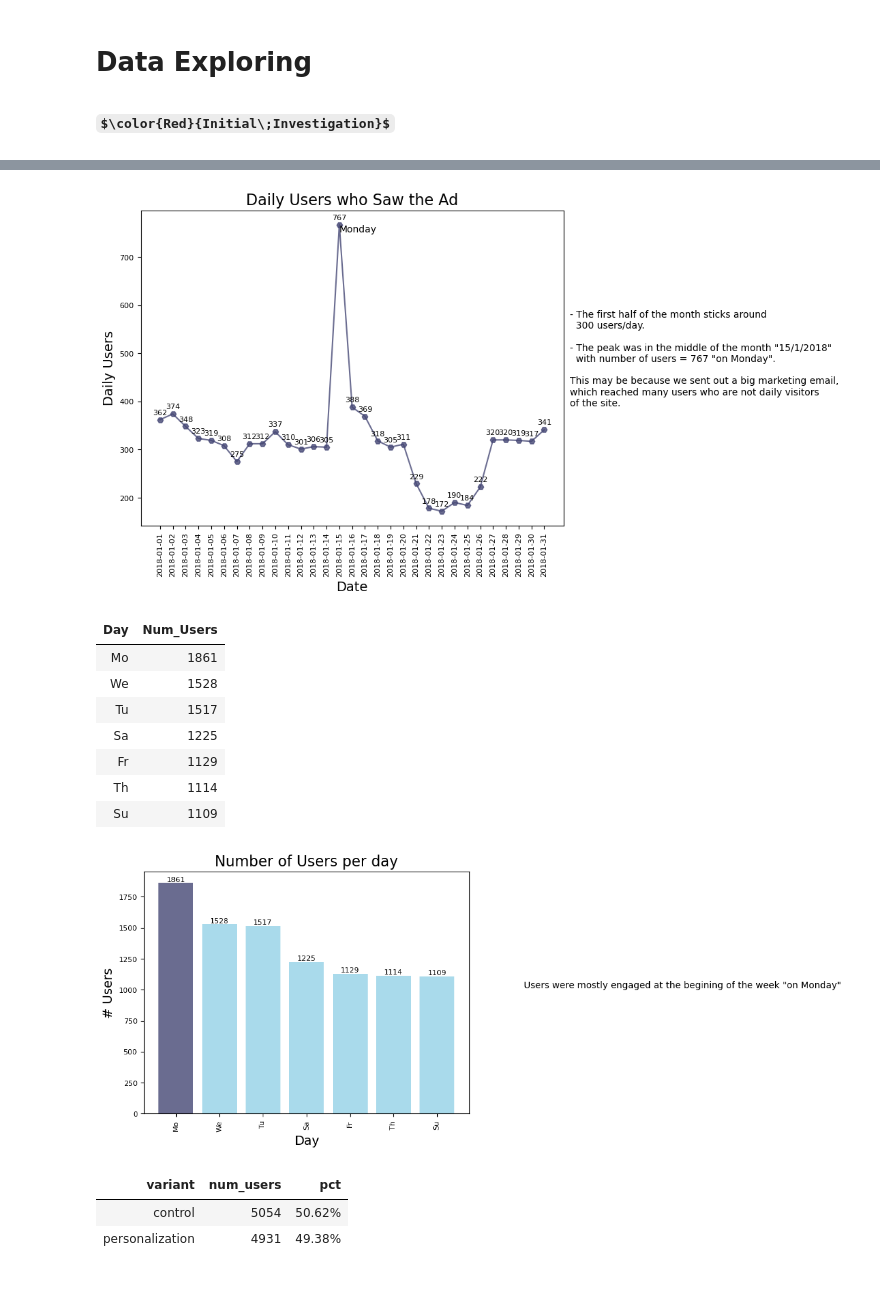
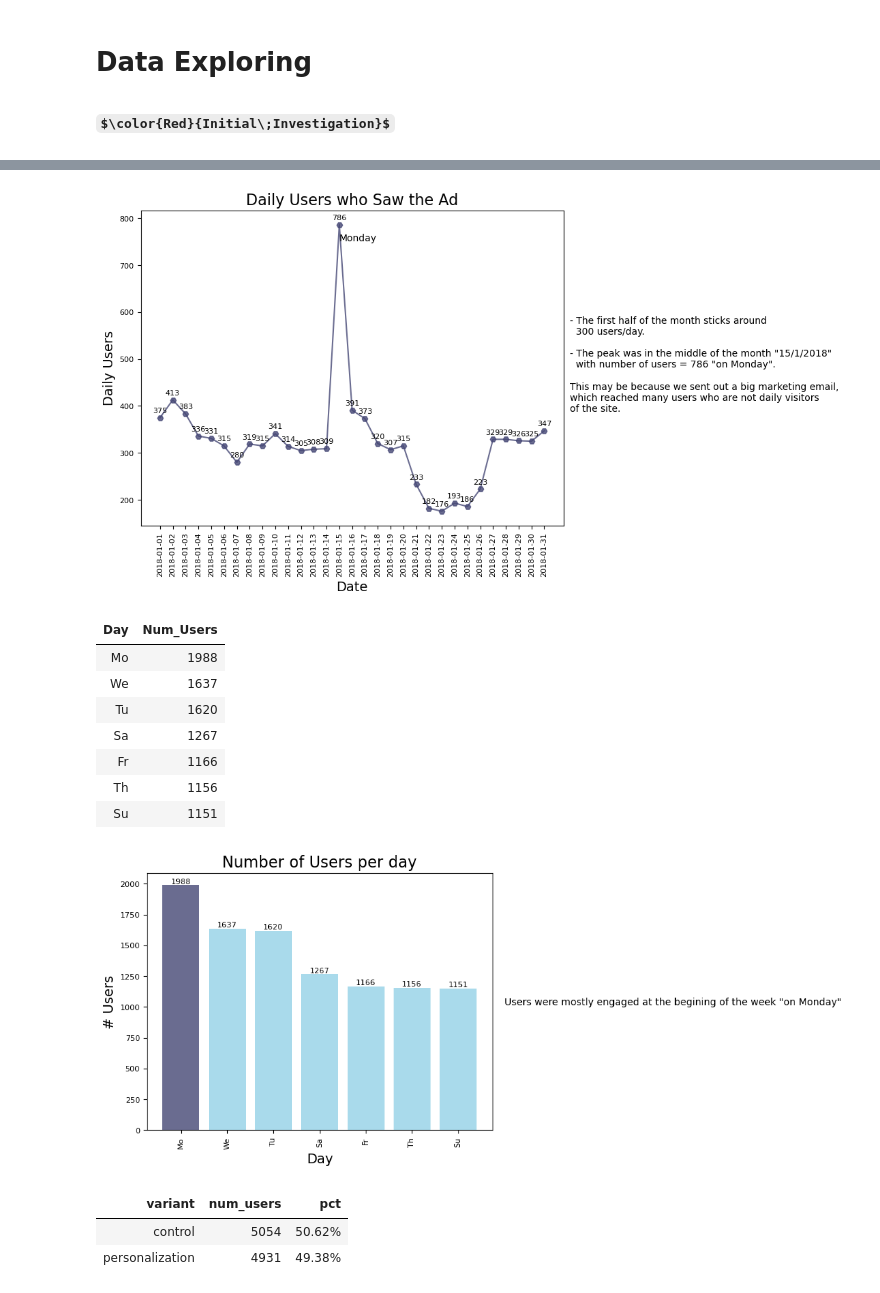
Before and after one commit to hend-a-ghafour/Analyzing_Marketing_Campaigns, a Jupyter notebook: Analyzing_Marketing_Campaigns.ipynb, the cells around one changed output, grey strips where cells are left out. Saved outputs shown, nothing was run; the diff lists cells and outputs as text; code cells hidden in the pictures; some formulas as TeX source.

```diff
--- a/Analyzing_Marketing_Campaigns.ipynb
+++ b/Analyzing_Marketing_Campaigns.ipynb
@@ -356,7 +356,7 @@ memory usage: 243.8+ KB
 ## $\color{Red}{Initial\;Investigation}$
 # %%
 # Number of daily users :
-daily_users = marketing.groupby(['date_served','dow']).user_id.nunique().reset_index()\
+daily_users = marketing.groupby(['date_served','dow']).user_id.count().reset_index()\
                         .rename(columns={'date_served':'Date','user_id':'Num_Users'})
 
 daily_users.style.hide()
@@ -381,61 +381,81 @@ daily_users.style.hide()
 # %%
 # Visualization:
+# Data
 x= daily_users.Date.astype('str').to_list()
 y= daily_users.Num_Users
-text ='''
-- The first half of the month sticks around
-  300 users/day.\n
-- The peak was in the middle of the month "15/1/2018"
-  with number of users = 767 "on Monday".\n
-This may be because we sent out a big marketing email,
-which reached many users who are not daily visitors
-of the site.'''
+
+# Creating the Line Chart
 plt.subplots(figsize = (8,6))
 plt.plot(x,y,color='#454775',marker = 'H', alpha=.8)
-for i, v in enumerate(y):
-  plt.text(i,v+15, f"{v:.0f}", ha='center', va='center',fontsize=8)
+
+# Customizing Chart
 plt.title('Daily Users who Saw the Ad',fontsize=16)
 plt.xlabel('Date',fontsize=14)
 plt.xticks(rotation=90,fontsize=8)
 plt.ylabel('Daily Users',fontsize=14)
 plt.yticks(fontsize=8)
+
+# Data Annotation with values
+for i, v in enumerate(y):
+  plt.text(i,v+15, f"{v:.0f}", ha='center', va='center',fontsize=8)
+
+# Findings
+text ='''
+- The first half of the month sticks around
+  300 users/day.\n
+- The peak was in the middle of the month "15/1/2018"
+  with number of users = 786 "on Monday".\n
+This may be because we sent out a big marketing email,
+which reached many users who are not daily visitors
+of the site.'''
 plt.text(32,500,text,va='center',ha='left')
 plt.text('2018-01-15', 767, 'Monday',va='top', ha='left');
 # %% [output]
-[figure, old version]
+[figure, new version]
 # %%
 # Number of weekday users :
-weekday_users = marketing.groupby(['dow']).user_id.nunique().reset_index()\
+weekday_users = marketing.groupby(['dow']).user_id.count().reset_index()\
                         .rename(columns={'dow':'Day','user_id':'Num_Users'}).sort_values('Num_Users', ascending=False)
 
 weekday_users.style.hide()
 # %% [output]
 | Day | Num_Users |
-| Mo | 1861 |
-| We | 1528 |
-| Tu | 1517 |
-| Sa | 1225 |
-| Fr | 1129 |
-| Th | 1114 |
-| Su | 1109 |
+| Mo | 1988 |
+| We | 1637 |
+| Tu | 1620 |
+| Sa | 1267 |
+| Fr | 1166 |
+| Th | 1156 |
+| Su | 1151 |
 # %%
 # Visualization:
+# Data
 x= weekday_users.Day.to_list()
 y=weekday_users.Num_Users
-text = '''
-Users were mostly engaged at the begining of the week "on Monday"'''
-#plt.subplot(figsize=(8,8))
-plt.bar(x,y, color=['#454775','#94D1E7','#94D1E7','#94D1E7','#94D1E7','#94D1E7','#94D1E7','#C9EFF5'], alpha=.8)
-for i, v in enumerate(y):
-  plt.text(i,v+.003, f"{v:.0f}", ha='center', va='bottom',fontsize=8)
+
+# Define bar colors based on performance
+colors = ['#454775' if n == y.max() else '#94D1E7' for n in y]
+
+# Create the bar chart
+plt.bar(x,y, color=colors, alpha=.8)
+
+# Customizing Chart
 plt.title('Number of Users per day',fontsize=16)
 plt.xlabel('Day',fontsize=14)
 plt.xticks(rotation=90,fontsize=8)
 plt.ylabel('# Users',fontsize=14)
 plt.yticks(fontsize=8)
-plt.text(8,1000,text,va='bottom',ha='left');
+
+# Annotate bars with their values
+for i, v in enumerate(y):
+  plt.text(i,v+.003, f"{v:.0f}", ha='center', va='bottom',fontsize=8)
+
+# Findings
+text = '''
+Users were mostly engaged at the begining of the week "on Monday"'''
+plt.text(7,1000,text,va='bottom',ha='left');
 # %% [output]
-[figure, old version]
+[figure, new version]
 # %%
 # Number of users according to variant categories
 var_users = marketing.groupby('variant')['user_id'].count().reset_index()\
```
Also changed, not shown: parts of 10 cells of this notebook.
